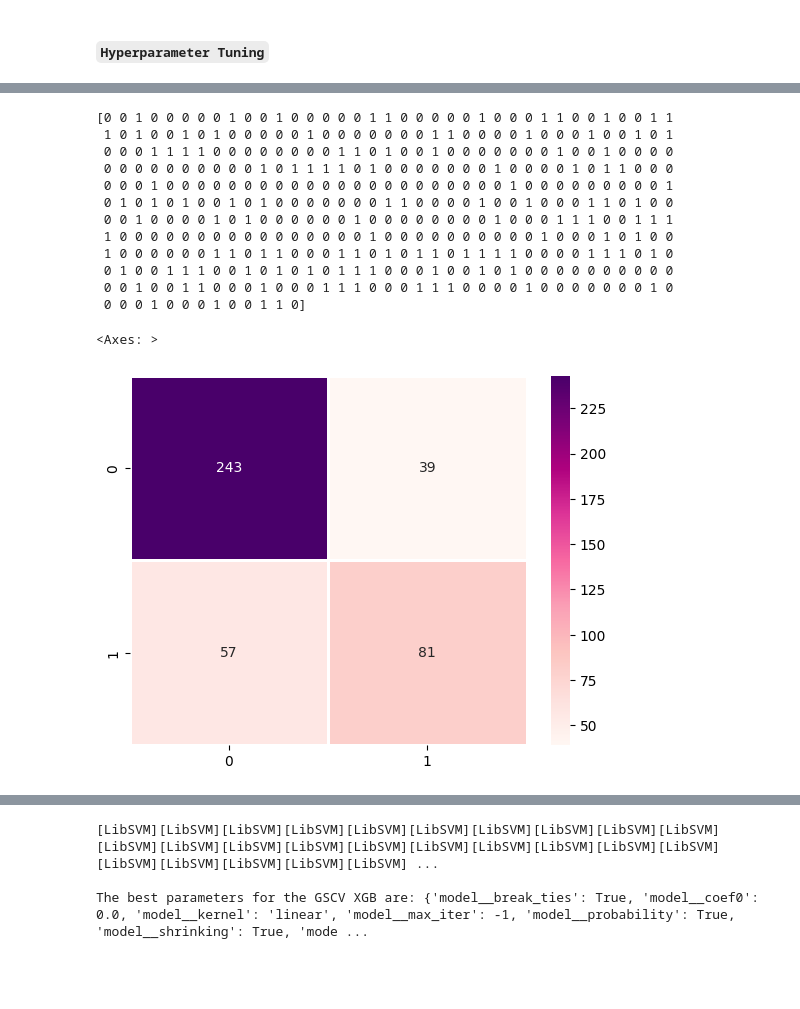
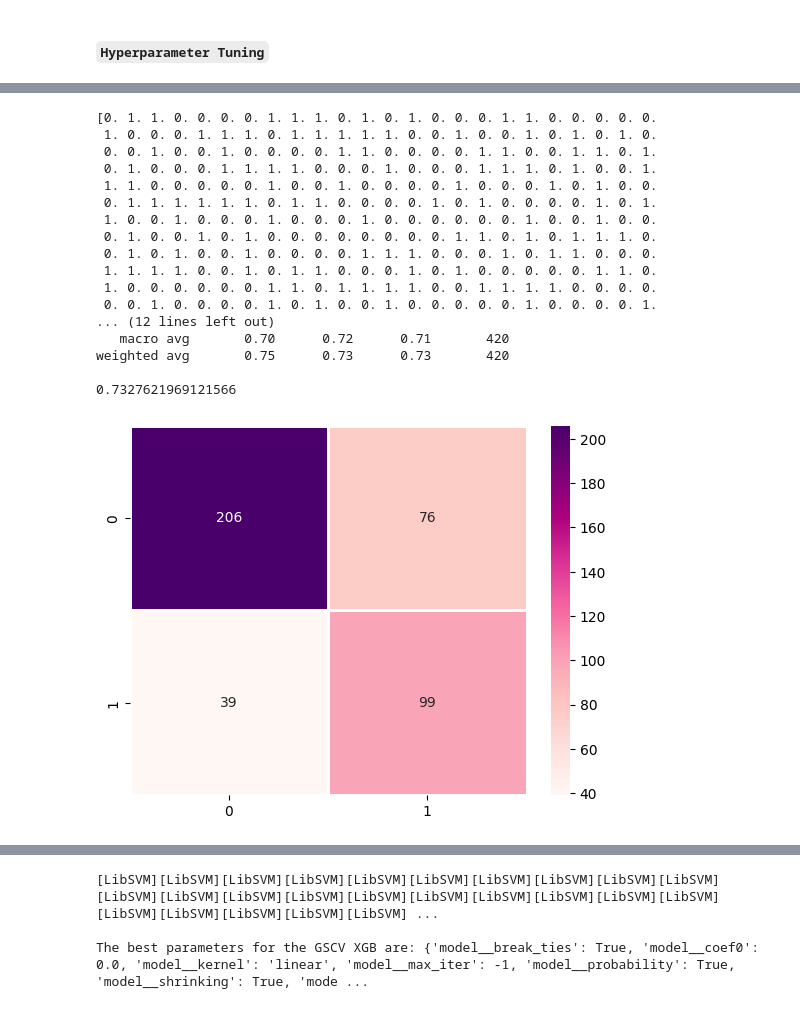
Before and after one commit to kwasichrappah/sepsis_ml_predictor, a Jupyter notebook: sepsis_ml_predictor.ipynb, the cells around one changed output, grey strips where cells are left out. Drawn from its saved outputs; the diff is of its cells as text; code cells hidden in the pictures; blank space fills up the shorter version.

```diff
--- a/sepsis_ml_predictor.ipynb
+++ b/sepsis_ml_predictor.ipynb
@@ -177,6 +177,8 @@ data.drop(['ID'], axis = 1 ,inplace=True)
 # %%
 # Replacing all negatives with False and positives with True
 data['Sepssis'] = np.where(data['Sepssis'] == "Positive", 1, 0)
+# %%
+data = data.astype(float)
 # %%
 
 # Distribution of the variables
@@ -722,8 +746,9 @@ xgboost_roc_data = all_roc_data["trained_xgboost"]
 #### `Hyperparameter Tuning`
 # %%
 ## XGBoost Classifier
-xgb_clf = Pipeline(steps=[("preprocessor", preprocessor),
+xgb_clf = imbpipeline(steps=[("preprocessor", preprocessor), ('smote-sampler',SMOTE(random_state = 27,sampling_strategy='auto')),
                           ("model", XGBClassifier(random_state=27))])
+
 
 # Defining the values for the RandomizedSearchCV
 param_grid_xgboost = {"model__learning_rate": [0.1, 0.3, 0.5, 0.7, 1.0],
@@ -761,7 +786,7 @@ model__n_estimators : 8
 # %%
 
 # Defining the best version of the model with the best parameters
-best_gs_model = Pipeline(steps=[("preprocessor", preprocessor),
+best_gs_model = imbpipeline(steps=[("preprocessor", preprocessor), ('smote-sampler',SMOTE(random_state = 27,sampling_strategy='auto')),
                           ("model",XGBClassifier(random_state=27,
                               booster="gblinear",
                               learning_rate=0.5,
@@ -802,7 +837,7 @@ sns.heatmap(best_gs_conf_mat, annot=True, linewidth=1.0, fmt=".0f", cmap="RdPu",
 # %%
 
 logistic_model = LogisticRegression(random_state=27)
-logistic_pipeline = Pipeline(steps=[("preprocessor", preprocessor), ("model", logistic_model)])
+logistic_pipeline = imbpipeline(steps=[("preprocessor", preprocessor), ('smote-sampler',SMOTE(random_state = 27,sampling_strategy='auto')), ("model", logistic_model)])
 
 # Define the parameter distributions for RandomizedSearchCV
 param_distributions = {
@@ -827,48 +862,57 @@ The best parameters for the GSCV XGB are: {'model__max_iter': 500, 'model__penal
 # Predict on the test data
 search_pred = search_model.predict(X_test)
 
 # # Get the best hyperparameters
 # best_params = search.best_params_
 
 # print(best_params)
 # Defining the best version of the model with the best parameters
-best_search_model = Pipeline(steps=[("preprocessor", preprocessor),
+best_search_model = imbpipeline(steps=[("preprocessor", preprocessor), ('smote-sampler',SMOTE(random_state = 27,sampling_strategy='auto')),
                           ("model",LogisticRegression(random_state=27,
                               max_iter=500,
                               penalty='l2',
                               solver = 'lbfgs',
                               verbose=0
                               ))])
 
 # Fit the model to the training data
 best_search_model.fit(X_train, y_train)
 
 # Predict on the test data
 best_search_pred = best_search_model.predict(X_test)
 
 print(best_search_pred)
 
 # Confusion Matrix
 best_gs_conf_mat = (pd.DataFrame(confusion_matrix(y_test, best_search_pred)).reset_index(drop=True))
 
 # Visualizing the Confusion Matrix
 f, ax = plt.subplots()
 sns.heatmap(best_gs_conf_mat, annot=True, linewidth=1.0, fmt=".0f", cmap="RdPu", ax=ax)
+
+model_pipeline_report = classification_report(y_test, best_search_pred)
+print(model_pipeline_report)
+
+print(f1_score(y_test, best_search_pred, average="weighted"))
 # %% [output]
-[0 0 1 0 0 0 0 0 1 0 0 1 0 0 0 0 0 1 1 0 0 0 0 0 1 0 0 0 1 1 0 0 1 0 0 1 1
- 1 0 1 0 0 1 0 1 0 0 0 0 0 1 0 0 0 0 0 0 0 1 1 0 0 0 0 1 0 0 0 1 0 0 1 0 1
- 0 0 0 1 1 1 1 0 0 0 0 0 0 0 0 1 1 0 1 0 0 1 0 0 0 0 0 0 0 1 0 0 1 0 0 0 0
- 0 0 0 0 0 0 0 0 0 0 1 0 1 1 1 1 0 1 0 0 0 0 0 0 0 1 0 0 0 0 1 0 1 1 0 0 0
- 0 0 0 1 0 0 0 0 0 0 0 0 0 0 0 0 0 0 0 0 0 0 0 0 0 0 1 0 0 0 0 0 0 0 0 0 1
- 0 1 0 1 0 1 0 0 1 0 1 0 0 0 0 0 0 0 1 1 0 0 0 0 1 0 0 1 0 0 0 1 1 0 1 0 0
- 0 0 1 0 0 0 0 1 0 1 0 0 0 0 0 0 1 0 0 0 0 0 0 0 0 1 0 0 0 1 1 1 0 0 1 1 1
- 1 0 0 0 0 0 0 0 0 0 0 0 0 0 0 0 0 1 0 0 0 0 0 0 0 0 0 0 1 0 0 0 1 0 1 0 0
- 1 0 0 0 0 0 0 1 1 0 1 1 0 0 0 1 1 0 1 0 1 1 0 1 1 1 1 0 0 0 0 1 1 1 0 1 0
- 0 1 0 0 1 1 1 0 0 1 0 1 0 1 0 1 1 1 0 0 0 1 0 0 1 0 1 0 0 0 0 0 0 0 0 0 0
- 0 0 1 0 0 1 1 0 0 0 1 0 0 0 1 1 1 0 0 0 1 1 1 0 0 0 0 1 0 0 0 0 0 0 0 1 0
- 0 0 0 1 0 0 0 1 0 0 1 1 0]
+[0. 1. 1. 0. 0. 0. 0. 1. 1. 1. 0. 1. 0. 1. 0. 0. 0. 1. 1. 0. 0. 0. 0. 0.
+ 1. 0. 0. 0. 1. 1. 1. 0. 1. 1. 1. 1. 1. 0. 0. 1. 0. 0. 1. 0. 1. 0. 1. 0.
+ 0. 0. 1. 0. 0. 1. 0. 0. 0. 0. 1. 1. 0. 0. 0. 0. 1. 1. 0. 0. 1. 1. 0. 1.
+ 0. 1. 0. 0. 0. 1. 1. 1. 1. 0. 0. 0. 1. 0. 0. 0. 1. 1. 1. 0. 1. 0. 0. 1.
+ 1. 1. 0. 0. 0. 0. 0. 1. 0. 0. 1. 0. 0. 0. 0. 1. 0. 0. 0. 1. 0. 1. 0. 0.
+ 0. 1. 1. 1. 1. 1. 1. 0. 1. 1. 0. 0. 0. 0. 1. 0. 1. 0. 0. 0. 0. 1. 0. 1.
+ 1. 0. 0. 1. 0. 0. 0. 1. 0. 0. 0. 1. 0. 0. 0. 0. 0. 0. 1. 0. 0. 1. 0. 0.
+ 0. 1. 0. 0. 1. 0. 1. 0. 0. 0. 0. 0. 0. 0. 0. 1. 1. 0. 1. 0. 1. 1. 1. 0.
+ 0. 1. 0. 1. 0. 0. 1. 0. 0. 0. 0. 1. 1. 1. 0. 0. 0. 1. 0. 1. 1. 0. 0. 0.
+ 1. 1. 1. 1. 0. 0. 1. 0. 1. 1. 0. 0. 0. 1. 0. 1. 0. 0. 0. 0. 0. 1. 1. 0.
+ 1. 0. 0. 0. 0. 0. 0. 1. 1. 0. 1. 1. 1. 1. 0. 0. 1. 1. 1. 1. 0. 0. 0. 0.
+ 0. 0. 1. 0. 0. 0. 0. 1. 0. 1. 0. 0. 1. 0. 0. 0. 0. 0. 1. 0. 0. 0. 0. 1.
+... (12 lines left out)
+   macro avg       0.70      0.72      0.71       420
+weighted avg       0.75      0.73      0.73       420
+
+0.7327621969121566
-<Axes: >
-[figure, old version]
+[figure, new version]
 # %%
 
 cat_model = (CatBoostClassifier(random_state=27))
```
Also changed, not shown: parts of 29 cells of this notebook, 4 other files.
